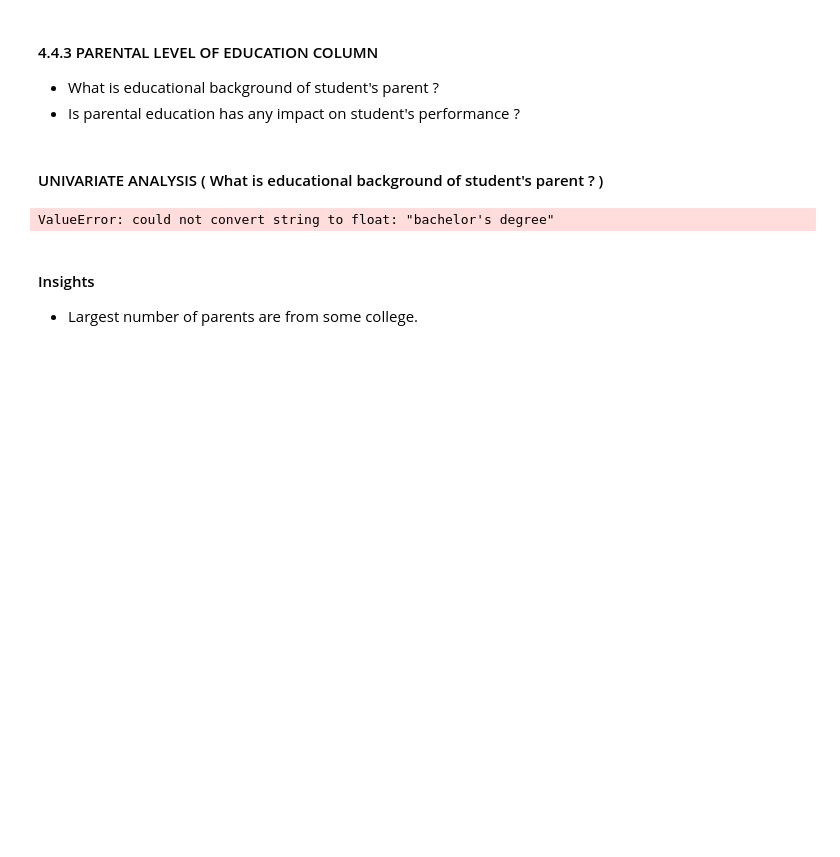
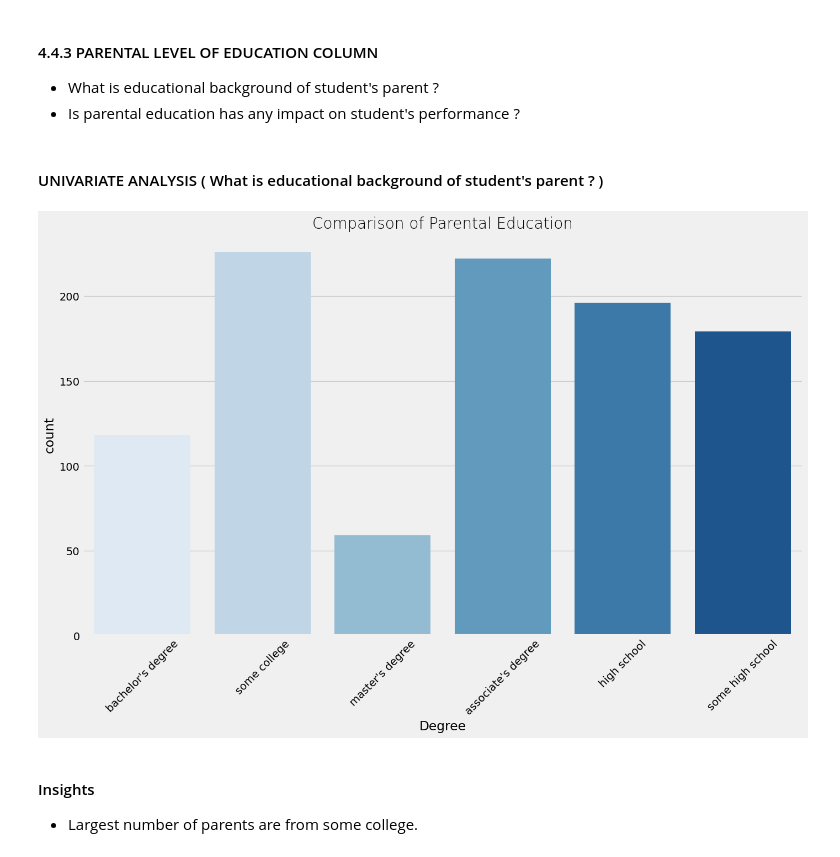
Before and after one commit to Xelvise/End-to-End-Students-score-prediction, a Jupyter notebook: notebook/1 . EDA STUDENT PERFORMANCE .ipynb, the cells around one changed output. Cells and saved outputs as stored; diff of their text form; code cells hidden in the pictures; blank space fills up the shorter version.

Commit message:
Refactor code for data ingestion and exception handling.

```diff
--- a/notebook/1 . EDA STUDENT PERFORMANCE .ipynb
+++ b/notebook/1 . EDA STUDENT PERFORMANCE .ipynb
@@ -537,13 +537,14 @@ for container in ax[2].containers:
 # %%
 plt.rcParams['figure.figsize'] = (15, 9)
 plt.style.use('fivethirtyeight')
-sns.countplot(df['parental level of education'], palette = 'Blues')
-plt.title('Comparison of Parental Education', fontweight = 30, fontsize = 20)
+sns.countplot(data=df, x='parental level of education', palette='Blues')
+plt.title('Comparison of Parental Education', fontweight=30, fontsize=20)
 plt.xlabel('Degree')
 plt.ylabel('count')
+plt.xticks(rotation=45)  # Rotate x-axis labels for better visibility
 plt.show()
 # %% [output]
-ValueError: could not convert string to float: "bachelor's degree"
+[figure, added]
 # %% [markdown]
 #### Insights
 - Largest number of parents are from some college.
```
Also changed, not shown: parts of 7 cells of this notebook, 5 other files.
